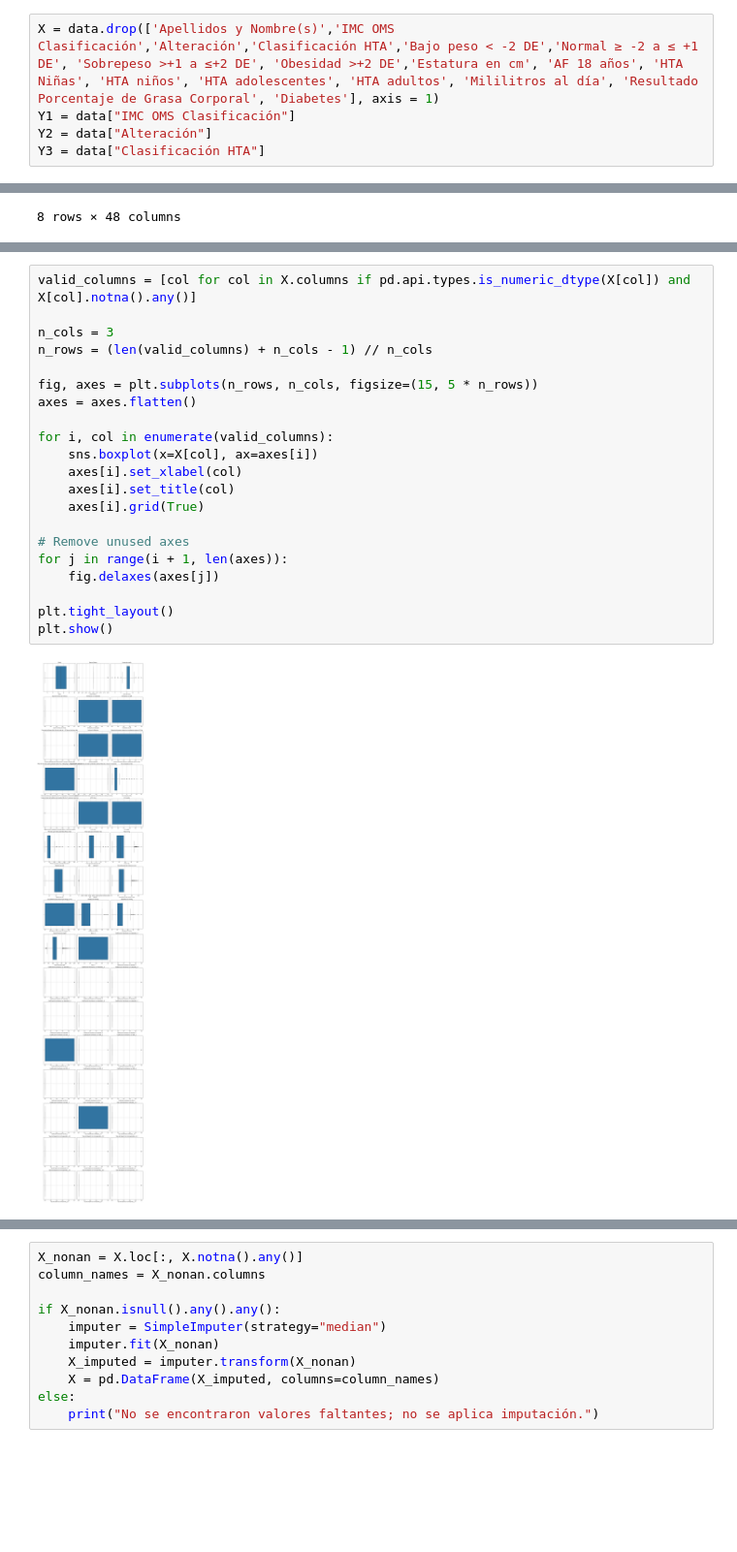
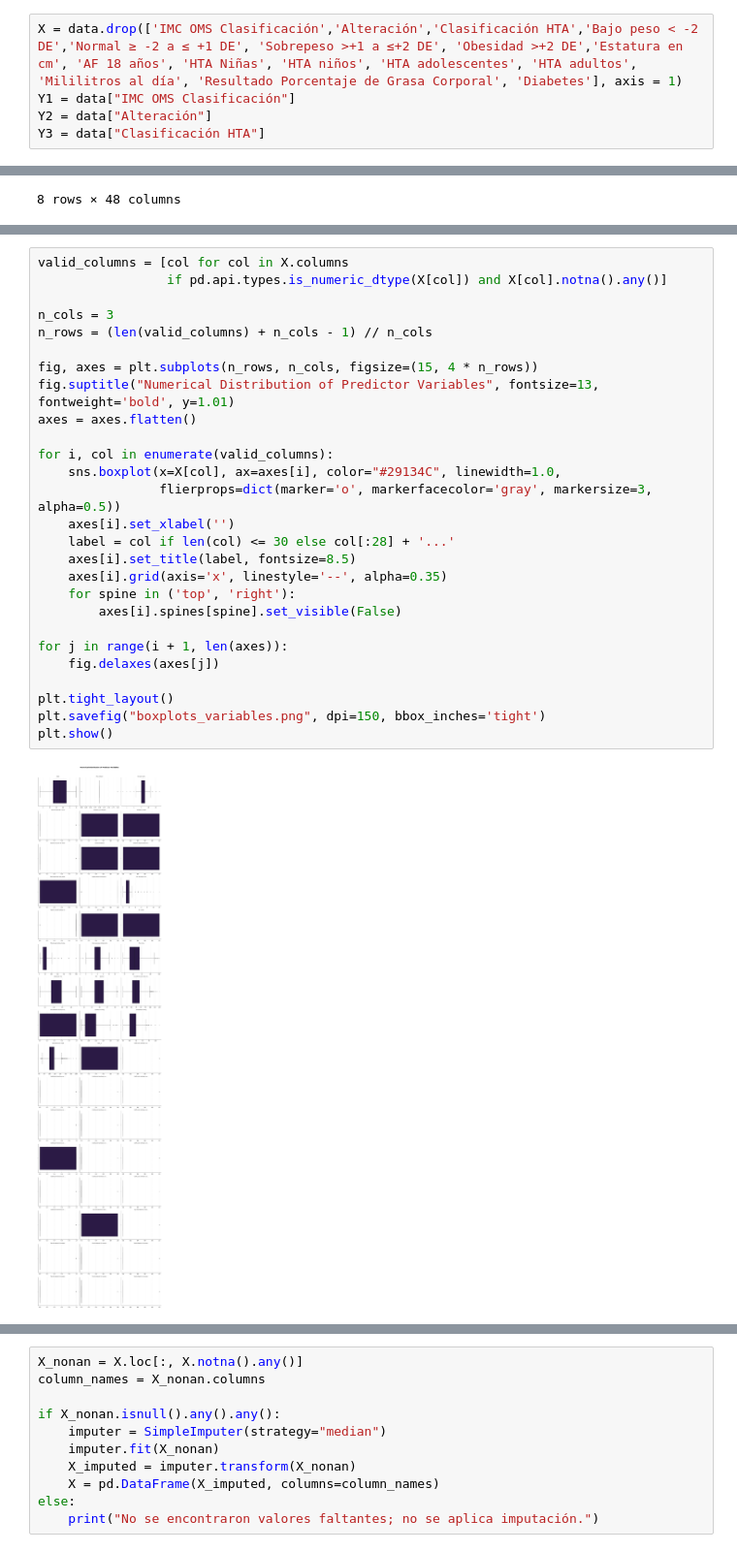
Before and after one commit to LuisCarlosAlvaradoG/Detection_of_Pediatric_Cardiometabolic_Diseases_Using_Machine_Learning_Techniques, a Jupyter notebook: Tecnical_Development.ipynb, the cells around one changed output, grey strips where cells are left out. Shown at 97% size. Cells and saved outputs as stored; diff of their text form; blank space fills up the shorter version.

```diff
--- a/Tecnical_Development.ipynb
+++ b/Tecnical_Development.ipynb
@@ -110,5 +70,5 @@ data = data[data['AF17 años'] != 2]
 # %%
-X = data.drop(['Apellidos y Nombre(s)','IMC OMS Clasificación','Alteración','Clasificación HTA','Bajo peso < -2 DE','Normal ≥ -2 a ≤ +1 DE', 'Sobrepeso >+1 a ≤+2 DE', 'Obesidad >+2 DE','Estatura en cm', 'AF 18 años', 'HTA Niñas', 'HTA niños', 'HTA adolescentes', 'HTA adultos', 'Mililitros al día', 'Resultado Porcentaje de Grasa Corporal', 'Diabetes'], axis = 1)
+X = data.drop(['IMC OMS Clasificación','Alteración','Clasificación HTA','Bajo peso < -2 DE','Normal ≥ -2 a ≤ +1 DE', 'Sobrepeso >+1 a ≤+2 DE', 'Obesidad >+2 DE','Estatura en cm', 'AF 18 años', 'HTA Niñas', 'HTA niños', 'HTA adolescentes', 'HTA adultos', 'Mililitros al día', 'Resultado Porcentaje de Grasa Corporal', 'Diabetes'], axis = 1)
 Y1 = data["IMC OMS Clasificación"]
 Y2 = data["Alteración"]
 Y3 = data["Clasificación HTA"]
@@ -335,23 +251,29 @@ dtype: float64
 # %%
-valid_columns = [col for col in X.columns if pd.api.types.is_numeric_dtype(X[col]) and X[col].notna().any()]
+valid_columns = [col for col in X.columns
+                 if pd.api.types.is_numeric_dtype(X[col]) and X[col].notna().any()]
 
 n_cols = 3
 n_rows = (len(valid_columns) + n_cols - 1) // n_cols
 
-fig, axes = plt.subplots(n_rows, n_cols, figsize=(15, 5 * n_rows))
+fig, axes = plt.subplots(n_rows, n_cols, figsize=(15, 4 * n_rows))
+fig.suptitle("Numerical Distribution of Predictor Variables", fontsize=13, fontweight='bold', y=1.01)
 axes = axes.flatten()
 
 for i, col in enumerate(valid_columns):
-    sns.boxplot(x=X[col], ax=axes[i])
-    axes[i].set_xlabel(col)
-    axes[i].set_title(col)
-    axes[i].grid(True)
+    sns.boxplot(x=X[col], ax=axes[i], color="#29134C", linewidth=1.0,
+                flierprops=dict(marker='o', markerfacecolor='gray', markersize=3, alpha=0.5))
+    axes[i].set_xlabel('')
+    label = col if len(col) <= 30 else col[:28] + '...'
+    axes[i].set_title(label, fontsize=8.5)
+    axes[i].grid(axis='x', linestyle='--', alpha=0.35)
+    for spine in ('top', 'right'):
+        axes[i].spines[spine].set_visible(False)
 
-# Remove unused axes
 for j in range(i + 1, len(axes)):
     fig.delaxes(axes[j])
 
 plt.tight_layout()
+plt.savefig("boxplots_variables.png", dpi=150, bbox_inches='tight')
 plt.show()
 # %% [output]
-[figure, old version]
+[figure, new version]
```
Also changed, not shown: parts of 83 cells of this notebook, 5 other files.
